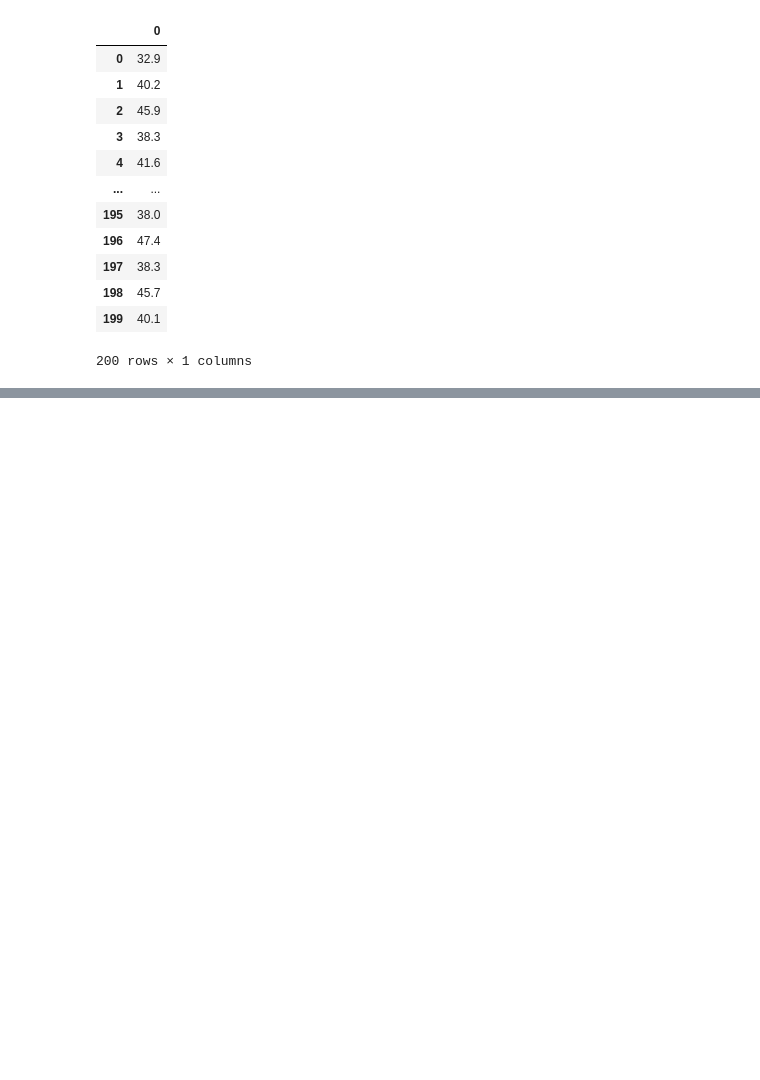
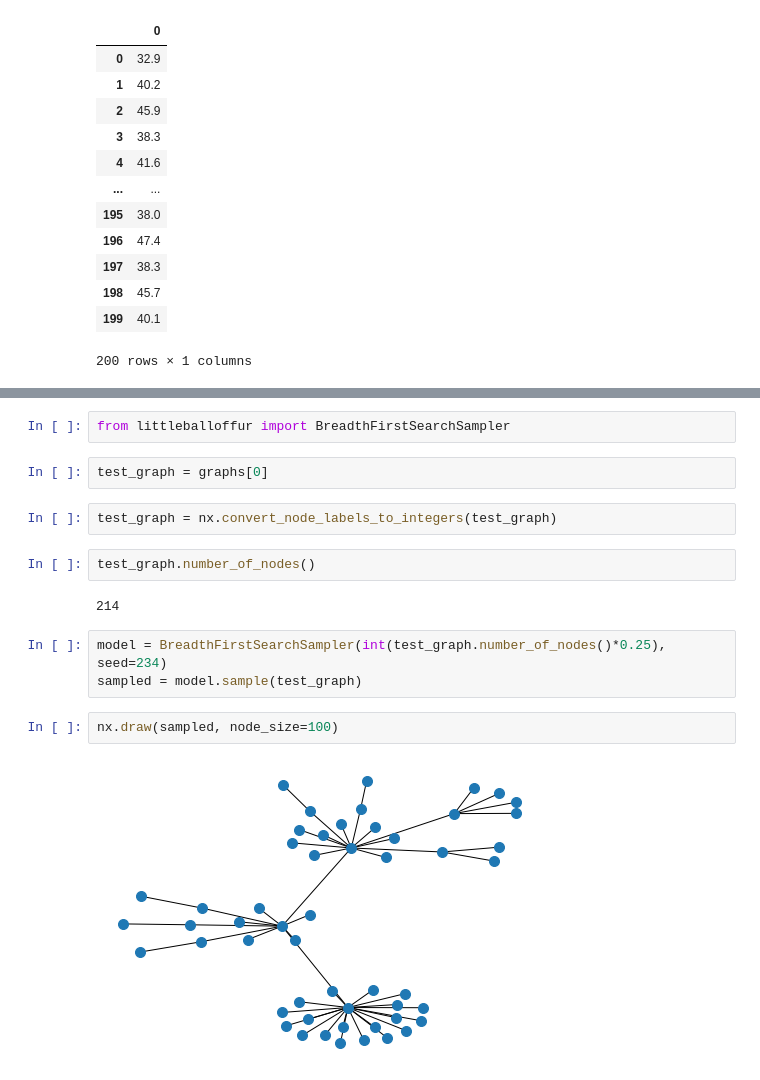
Before and after one commit to zaikoval/regression-on-sampling, a Jupyter notebook: notebooks/regression-on-sampling-experiment.ipynb, the cells around one changed output, grey strips where cells are left out. Cells and saved outputs as stored; diff of their text form; blank space fills up the shorter version.

```diff
--- a/notebooks/regression-on-sampling-experiment.ipynb
+++ b/notebooks/regression-on-sampling-experiment.ipynb
@@ -226,0 +337,17 @@ for graph in tqdm(graphs_list): # сэмплируем из них 10 графо
+# %%
+from littleballoffur import BreadthFirstSearchSampler
+# %%
+test_graph = graphs[0]
+# %%
+test_graph = nx.convert_node_labels_to_integers(test_graph)
+# %%
+test_graph.number_of_nodes()
+# %% [output]
+214
+# %%
+model = BreadthFirstSearchSampler(int(test_graph.number_of_nodes()*0.25), seed=234)
+sampled = model.sample(test_graph)
+# %%
+nx.draw(sampled, node_size=100)
+# %% [output]
+[figure, added]
```
Also changed, not shown: parts of 47 cells of this notebook, 4 other files.
